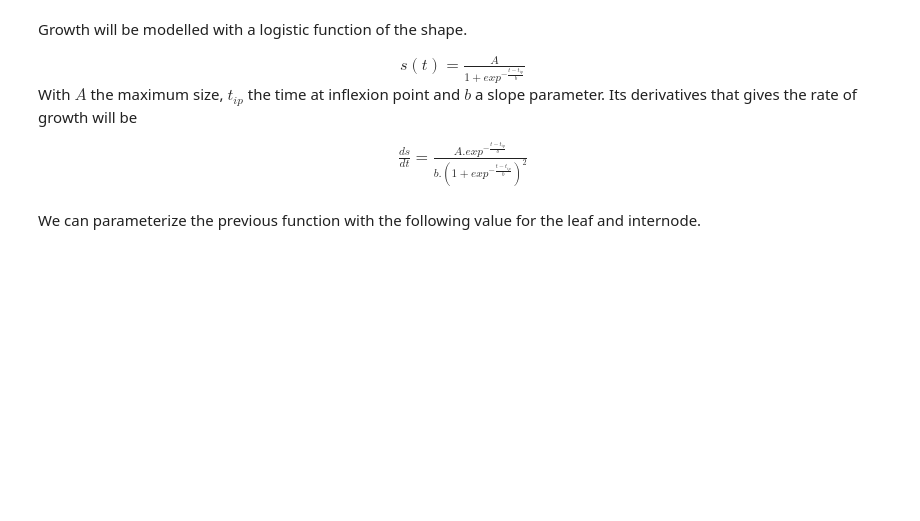
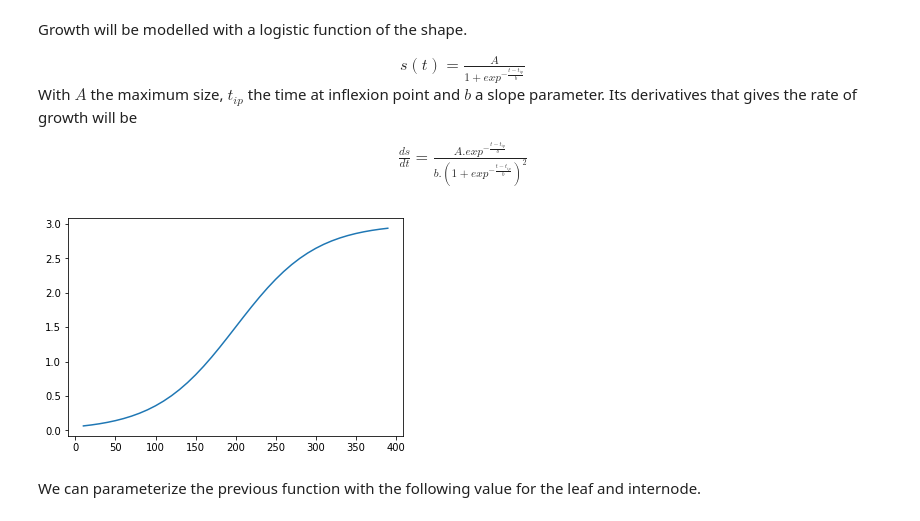
Before and after one commit to openalea-training/hmba312_training, a Jupyter notebook: simulation/Apple Tree Simulation - Organs.ipynb, the cells around one changed output. Drawn from its saved outputs; the diff is of its cells as text; code cells hidden in the pictures; blank space fills up the shorter version.

```diff
--- a/simulation/Apple Tree Simulation - Organs.ipynb
+++ b/simulation/Apple Tree Simulation - Organs.ipynb
@@ -117,6 +117,12 @@ def growth_rate(ttime, finalsize, tip, b):
 def growth_rate_at_date(begdate, cdate, finalsize, tip, b):
     ttime = sum(mthermaltime.get_effective_temperatures(begdate, cdate))
     return growth_rate(ttime, finalsize, tip, b)
+# %%
+r = range(10, 400, 10)
+plot(r, [growth_logistic(ttime, 3, 200, 50.) for ttime in r])
+show()
+# %% [output]
+[figure, added]
 # %% [markdown]
 We can parameterize the previous function with the following value for the leaf and internode.
 # %%
```
Also changed, not shown: parts of 1 cell of this notebook, 2 other files.
